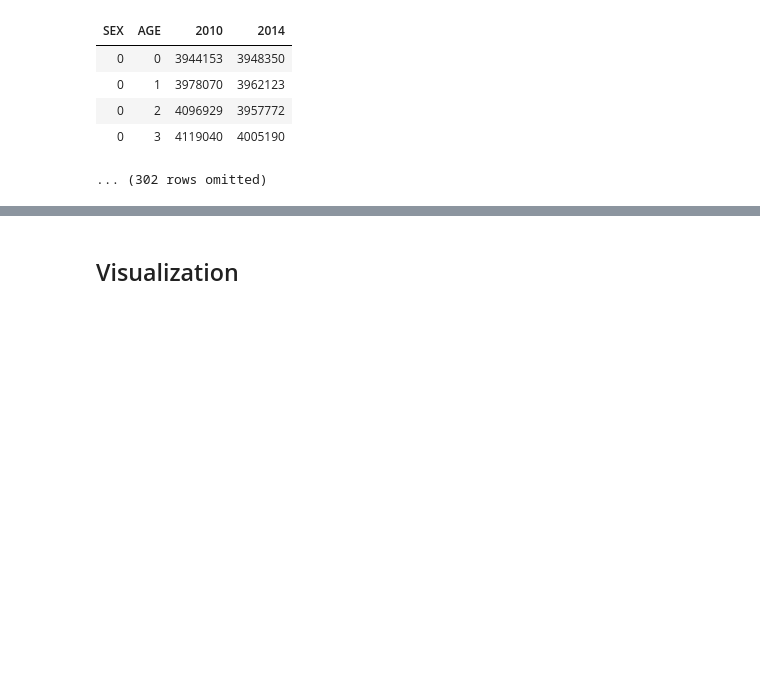
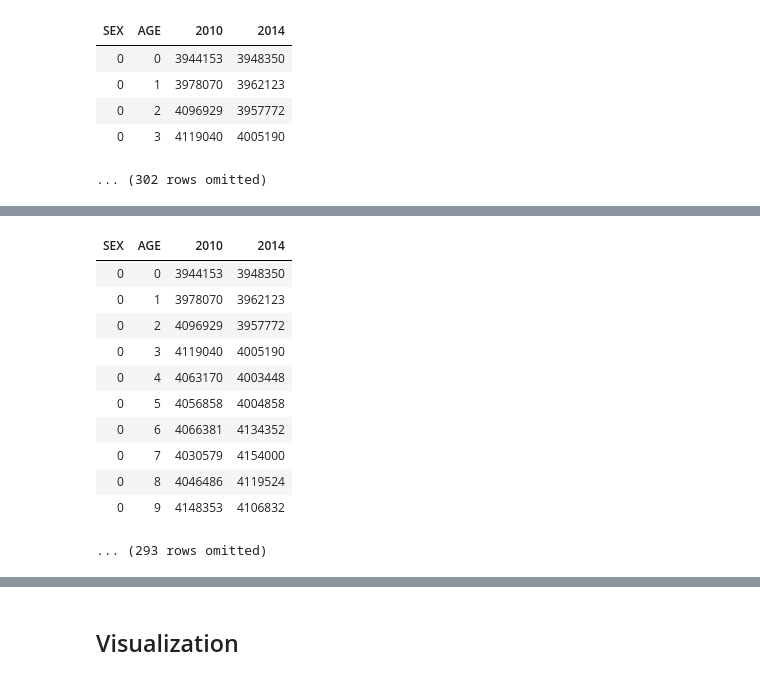
Before and after one commit to jhb10c/d8publicmaterials, a Jupyter notebook: lecnotebooks/lec06.ipynb, the cells around one changed output, grey strips where cells are left out. Saved outputs shown, nothing was run; the diff lists cells and outputs as text; code cells hidden in the pictures; blank space fills up the shorter version.

```diff
--- a/lecnotebooks/lec06.ipynb
+++ b/lecnotebooks/lec06.ipynb
@@ -169,0 +151,20 @@ simple.sort('AGE', descending=True)
+# %%
+#Lets find the ratio of women to men and try and find out why
+#there is more women then men
+
+#lets remove the total population rows
+removetotals=simple.where('AGE',are.below(999))
+removetotals
+# %% [output]
+| SEX | AGE | 2010 | 2014 |
+| 0 | 0 | 3944153 | 3948350 |
+| 0 | 1 | 3978070 | 3962123 |
+| 0 | 2 | 4096929 | 3957772 |
+| 0 | 3 | 4119040 | 4005190 |
+| 0 | 4 | 4063170 | 4003448 |
+| 0 | 5 | 4056858 | 4004858 |
+| 0 | 6 | 4066381 | 4134352 |
+| 0 | 7 | 4030579 | 4154000 |
+| 0 | 8 | 4046486 | 4119524 |
+| 0 | 9 | 4148353 | 4106832 |
+... (293 rows omitted)
```
Also changed, not shown: parts of 12 cells of this notebook.
